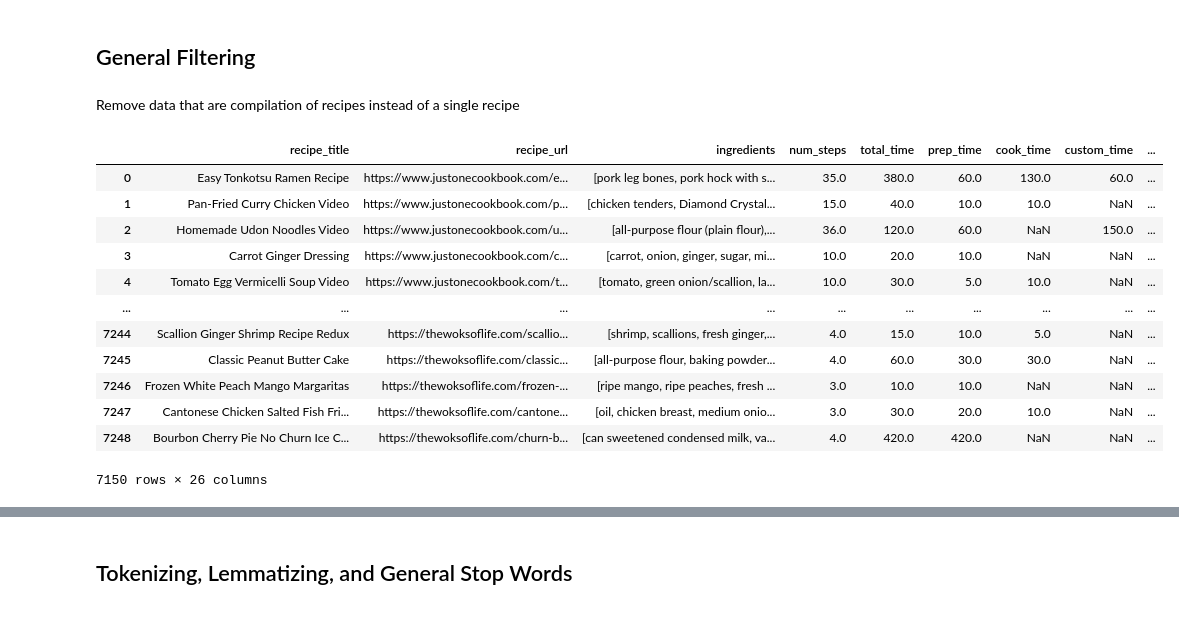
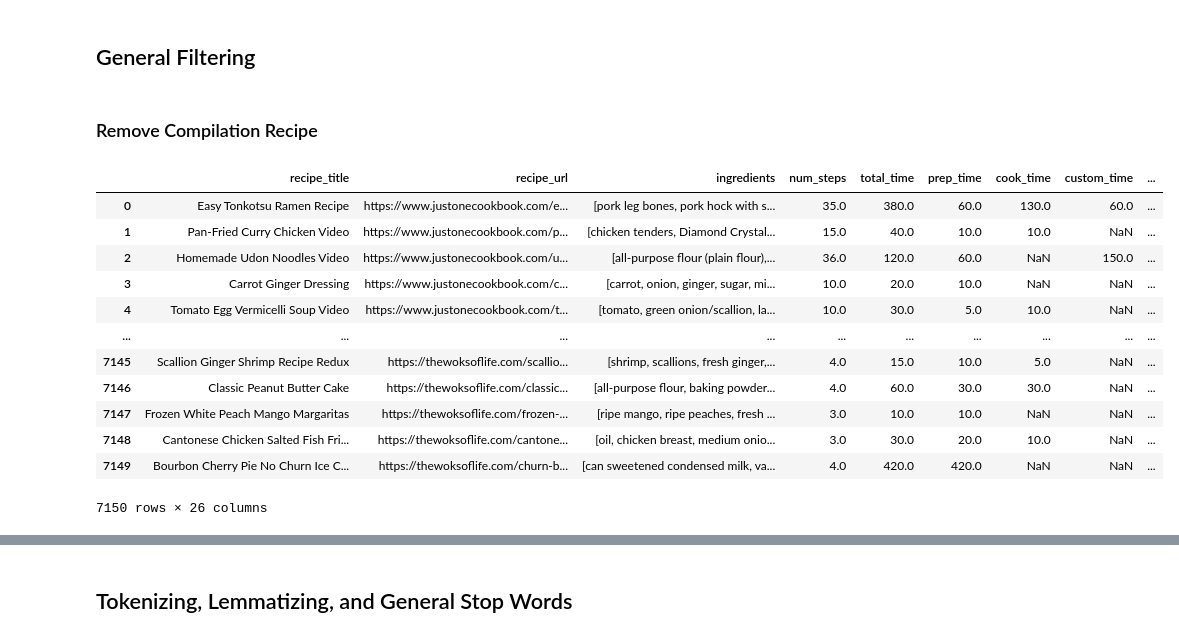
Before and after one commit to alfredmastan/food-recommendation, a Jupyter notebook: data_preprocessing.ipynb, the cells around one changed output, grey strips where cells are left out. Drawn from its saved outputs; the diff is of its cells as text; code cells hidden in the pictures.

```diff
--- a/data_preprocessing.ipynb
+++ b/data_preprocessing.ipynb
@@ -9,6 +9,7 @@ import warnings
 warnings.filterwarnings("ignore")
 # %%
 complete_cookbook = pd.read_pickle("Data/complete_cookbook.pkl")
+complete_cookbook = complete_cookbook.reset_index(drop=True)
 complete_cookbook
 # %% [output]
 |  | recipe_title | recipe_url | ingredients | num_steps | total_time | prep_time | cook_time | custom_time | ... |
@@ -27,30 +28,31 @@ complete_cookbook
 # %% [markdown]
 ## General Filtering
 # %% [markdown]
-Remove data that are compilation of recipes instead of a single recipe
+### Remove Compilation Recipe
 # %%
 cleaned_cookbook = complete_cookbook.copy()
 
 # Remove other characters that are not digits or alphabets
 cleaned_cookbook.recipe_title = complete_cookbook.recipe_title.apply(lambda x: re.sub("[^ \-a-zA-Z0-9]*", "", x))
 
 # Drop compilation recipes and keep single recipes only
 all_numbers_title_idx = ~pd.isna(cleaned_cookbook.recipe_title.apply(lambda x: re.match("^\d+", x.lower()))) # All titles with numbers in front
 keep_numbers_title_idx = ~pd.isna(cleaned_cookbook.recipe_title.apply(lambda x: re.match("^\d+( |-)+(ingredient(s)?|minute(s)?|hour(s)?|bowl(s)?|pot(s)?|layer(s)?)", x.lower()))) # Titles with numbers in front to keep
 
 cleaned_cookbook = cleaned_cookbook.drop(cleaned_cookbook[all_numbers_title_idx & ~keep_numbers_title_idx].index)
+cleaned_cookbook = cleaned_cookbook.reset_index(drop=True)
 cleaned_cookbook
 # %% [output]
 |  | recipe_title | recipe_url | ingredients | num_steps | total_time | prep_time | cook_time | custom_time | ... |
 | 0 | Easy Tonkotsu Ramen Recipe | https://www.justonecookbook.com/e... | [pork leg bones, pork hock with s... | 35.0 | 380.0 | 60.0 | 130.0 | 60.0 | ... |
 | 1 | Pan-Fried Curry Chicken Video | https://www.justonecookbook.com/p... | [chicken tenders, Diamond Crystal... | 15.0 | 40.0 | 10.0 | 10.0 | NaN | ... |
 | 2 | Homemade Udon Noodles Video | https://www.justonecookbook.com/u... | [all-purpose flour (plain flour),... | 36.0 | 120.0 | 60.0 | NaN | 150.0 | ... |
 | 3 | Carrot Ginger Dressing | https://www.justonecookbook.com/c... | [carrot, onion, ginger, sugar, mi... | 10.0 | 20.0 | 10.0 | NaN | NaN | ... |
 | 4 | Tomato Egg Vermicelli Soup Video | https://www.justonecookbook.com/t... | [tomato, green onion/scallion, la... | 10.0 | 30.0 | 5.0 | 10.0 | NaN | ... |
 | ... | ... | ... | ... | ... | ... | ... | ... | ... | ... |
-| 7244 | Scallion Ginger Shrimp Recipe Redux | https://thewoksoflife.com/scallio... | [shrimp, scallions, fresh ginger,... | 4.0 | 15.0 | 10.0 | 5.0 | NaN | ... |
-| 7245 | Classic Peanut Butter Cake | https://thewoksoflife.com/classic... | [all-purpose flour, baking powder... | 4.0 | 60.0 | 30.0 | 30.0 | NaN | ... |
-| 7246 | Frozen White Peach Mango Margaritas | https://thewoksoflife.com/frozen-... | [ripe mango, ripe peaches, fresh ... | 3.0 | 10.0 | 10.0 | NaN | NaN | ... |
-| 7247 | Cantonese Chicken Salted Fish Fri... | https://thewoksoflife.com/cantone... | [oil, chicken breast, medium onio... | 3.0 | 30.0 | 20.0 | 10.0 | NaN | ... |
-| 7248 | Bourbon Cherry Pie No Churn Ice C... | https://thewoksoflife.com/churn-b... | [can sweetened condensed milk, va... | 4.0 | 420.0 | 420.0 | NaN | NaN | ... |
+| 7145 | Scallion Ginger Shrimp Recipe Redux | https://thewoksoflife.com/scallio... | [shrimp, scallions, fresh ginger,... | 4.0 | 15.0 | 10.0 | 5.0 | NaN | ... |
+| 7146 | Classic Peanut Butter Cake | https://thewoksoflife.com/classic... | [all-purpose flour, baking powder... | 4.0 | 60.0 | 30.0 | 30.0 | NaN | ... |
+| 7147 | Frozen White Peach Mango Margaritas | https://thewoksoflife.com/frozen-... | [ripe mango, ripe peaches, fresh ... | 3.0 | 10.0 | 10.0 | NaN | NaN | ... |
+| 7148 | Cantonese Chicken Salted Fish Fri... | https://thewoksoflife.com/cantone... | [oil, chicken breast, medium onio... | 3.0 | 30.0 | 20.0 | 10.0 | NaN | ... |
+| 7149 | Bourbon Cherry Pie No Churn Ice C... | https://thewoksoflife.com/churn-b... | [can sweetened condensed milk, va... | 4.0 | 420.0 | 420.0 | NaN | NaN | ... |
 7150 rows × 26 columns
```
Also changed, not shown: parts of 8 cells of this notebook, 1 other file.
